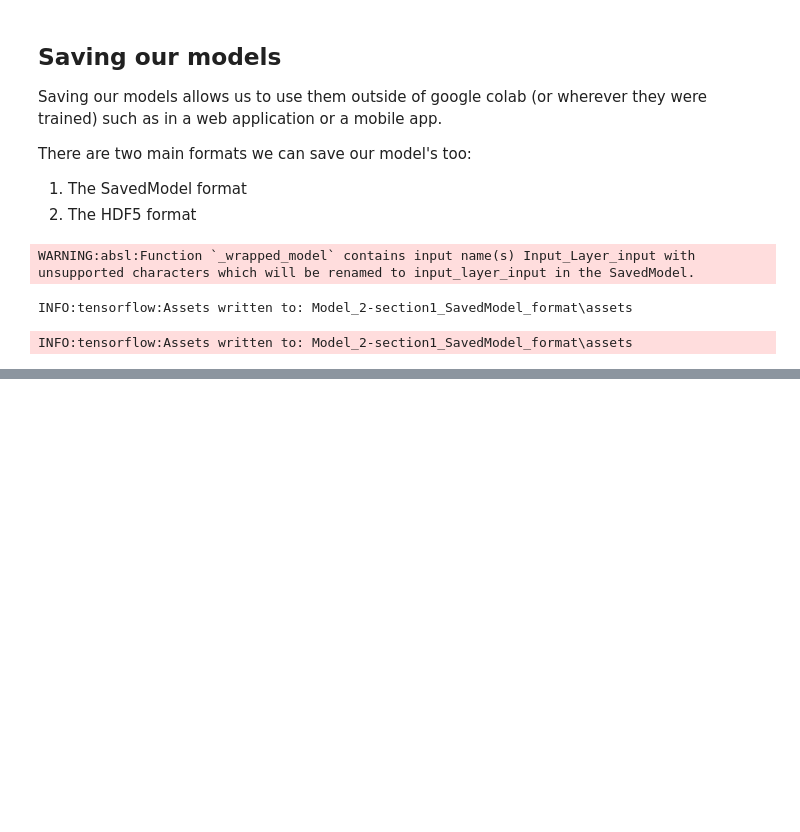
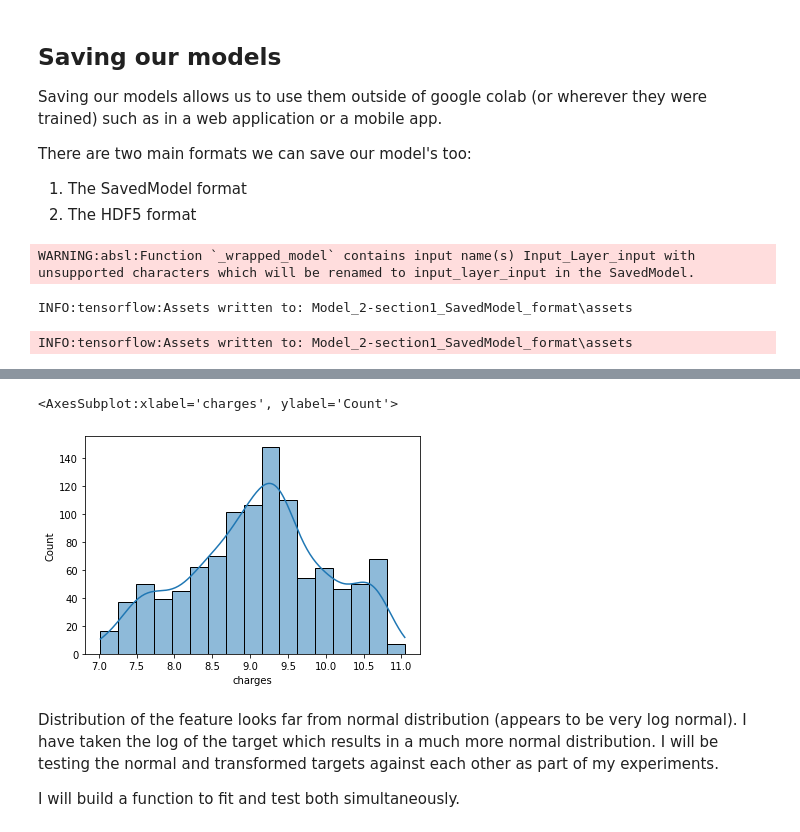
Before and after one commit to georgeharris96/TensorflowDevCourse, a Jupyter notebook: Learning Notebooks/01_nerual_network_regression_with_tensorflow.ipynb, the cells around one changed output, grey strips where cells are left out. Cells and saved outputs as stored; diff of their text form; code cells hidden in the pictures; blank space fills up the shorter version.

```diff
--- a/Learning Notebooks/01_nerual_network_regression_with_tensorflow.ipynb
+++ b/Learning Notebooks/01_nerual_network_regression_with_tensorflow.ipynb
@@ -724,0 +884,9 @@ model_2.save('Model_2-section1_HDF5_format.h5')
+# %%
+sns.histplot(np.log(y_train), kde=True)
+# %% [output]
+<AxesSubplot:xlabel='charges', ylabel='Count'>
+[figure, added]
+# %% [markdown]
+Distribution of the feature looks far from normal distribution (appears to be very log normal). I have taken the log of the target which results in a much more normal distribution. I will be testing the normal and transformed targets against each other as part of my experiments.
+
+I will build a function to fit and test both simultaneously.
```
Also changed, not shown: parts of 28 cells of this notebook.
